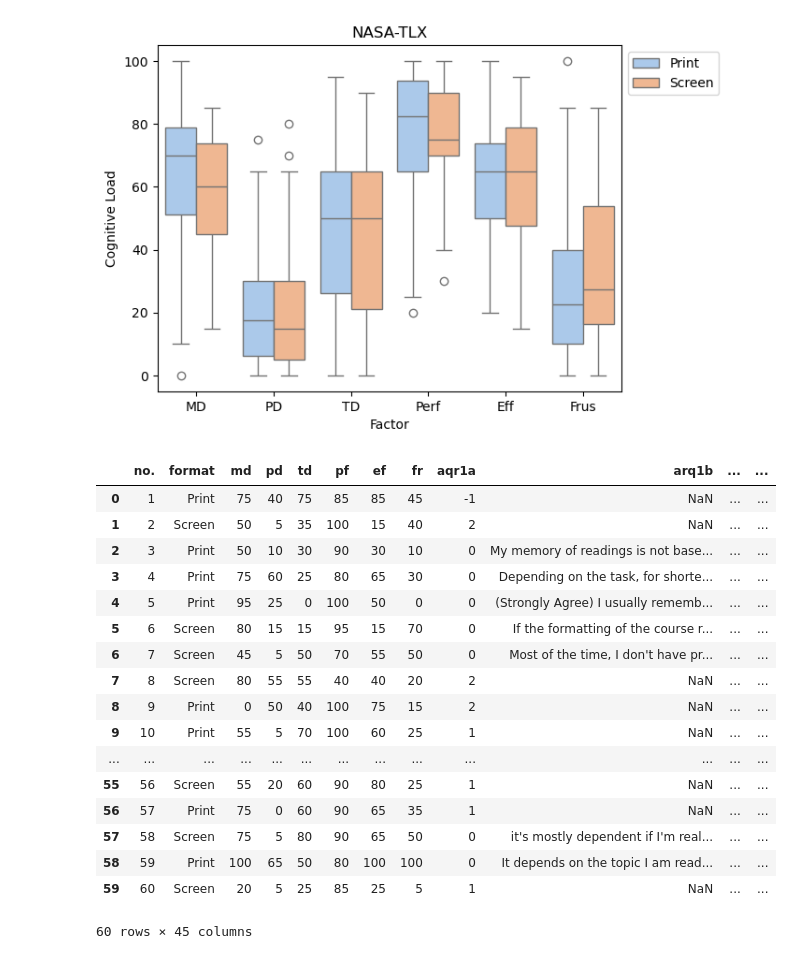
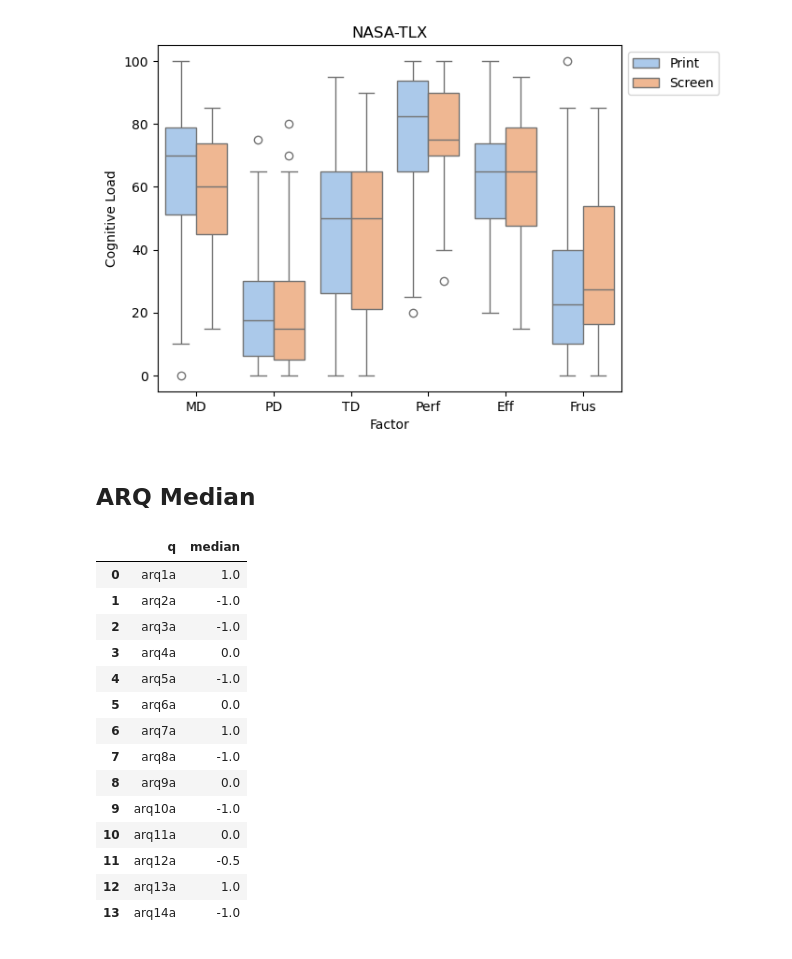
Before and after one commit to KyleCarlo/ScreenVSPrint, a Jupyter notebook: Notebook.ipynb, the cells around one changed output. Saved outputs shown, nothing was run; the diff lists cells and outputs as text; code cells hidden in the pictures.

```diff
--- a/Notebook.ipynb
+++ b/Notebook.ipynb
@@ -68,7 +89,7 @@ r_mapping = {
 
 reverse_qs = [2,6,8,11,12,14]
 
-arq_quanti_labels = [f"aqr{i+1}a" for i in range(14)]
+arq_quanti_labels = [f"arq{i+1}a" for i in range(14)]
 for i, label in enumerate(arq_quanti_labels):
     if (i + 1) in reverse_qs:
         print(i + 1, "reversed")
@@ -160,3 +147,5 @@ plt.xticks(
 plt.show()
 # %% [output]
 [figure]
+# %% [markdown]
+## ARQ Median
@@ -163,21 +160,20 @@ plt.show()
 # %%
-df
+arq_median_qs = df[arq_quanti_labels].median().reset_index()
+arq_median_qs.columns = ['q', 'median']
+arq_median_qs
 # %% [output]
-|  | no. | format | md | pd | td | pf | ef | fr | aqr1a | arq1b | ... | ... |
-| 0 | 1 | Print | 75 | 40 | 75 | 85 | 85 | 45 | -1 | NaN | ... | ... |
-| 1 | 2 | Screen | 50 | 5 | 35 | 100 | 15 | 40 | 2 | NaN | ... | ... |
-| 2 | 3 | Print | 50 | 10 | 30 | 90 | 30 | 10 | 0 | My memory of readings is not base... | ... | ... |
-| 3 | 4 | Print | 75 | 60 | 25 | 80 | 65 | 30 | 0 | Depending on the task, for shorte... | ... | ... |
-| 4 | 5 | Print | 95 | 25 | 0 | 100 | 50 | 0 | 0 | (Strongly Agree) I usually rememb... | ... | ... |
-| 5 | 6 | Screen | 80 | 15 | 15 | 95 | 15 | 70 | 0 | If the formatting of the course r... | ... | ... |
-| 6 | 7 | Screen | 45 | 5 | 50 | 70 | 55 | 50 | 0 | Most of the time, I don't have pr... | ... | ... |
-| 7 | 8 | Screen | 80 | 55 | 55 | 40 | 40 | 20 | 2 | NaN | ... | ... |
-| 8 | 9 | Print | 0 | 50 | 40 | 100 | 75 | 15 | 2 | NaN | ... | ... |
-| 9 | 10 | Print | 55 | 5 | 70 | 100 | 60 | 25 | 1 | NaN | ... | ... |
-| ... | ... | ... | ... | ... | ... | ... | ... | ... | ... | ... | ... | ... |
-| 55 | 56 | Screen | 55 | 20 | 60 | 90 | 80 | 25 | 1 | NaN | ... | ... |
-| 56 | 57 | Print | 75 | 0 | 60 | 90 | 65 | 35 | 1 | NaN | ... | ... |
-| 57 | 58 | Screen | 75 | 5 | 80 | 90 | 65 | 50 | 0 | it's mostly dependent if I'm real... | ... | ... |
-| 58 | 59 | Print | 100 | 65 | 50 | 80 | 100 | 100 | 0 | It depends on the topic I am read... | ... | ... |
-| 59 | 60 | Screen | 20 | 5 | 25 | 85 | 25 | 5 | 1 | NaN | ... | ... |
+|  | q | median |
+| 0 | arq1a | 1.0 |
+| 1 | arq2a | -1.0 |
+| 2 | arq3a | -1.0 |
+| 3 | arq4a | 0.0 |
+| 4 | arq5a | -1.0 |
+| 5 | arq6a | 0.0 |
+| 6 | arq7a | 1.0 |
+| 7 | arq8a | -1.0 |
+| 8 | arq9a | 0.0 |
+| 9 | arq10a | -1.0 |
+| 10 | arq11a | 0.0 |
+| 11 | arq12a | -0.5 |
+| 12 | arq13a | 1.0 |
+| 13 | arq14a | -1.0 |
-60 rows × 45 columns
```
Also changed, not shown: parts of 23 cells of this notebook.
